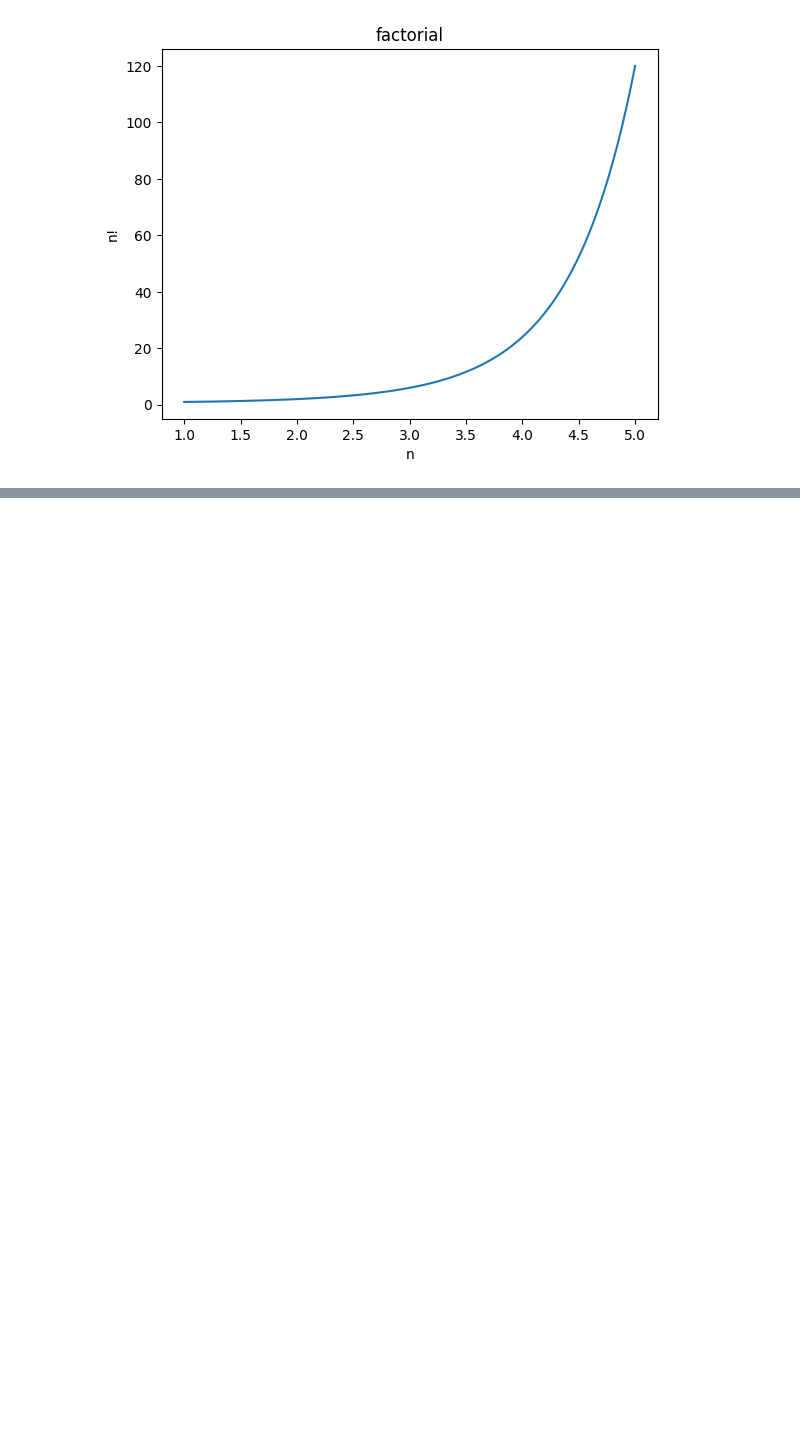
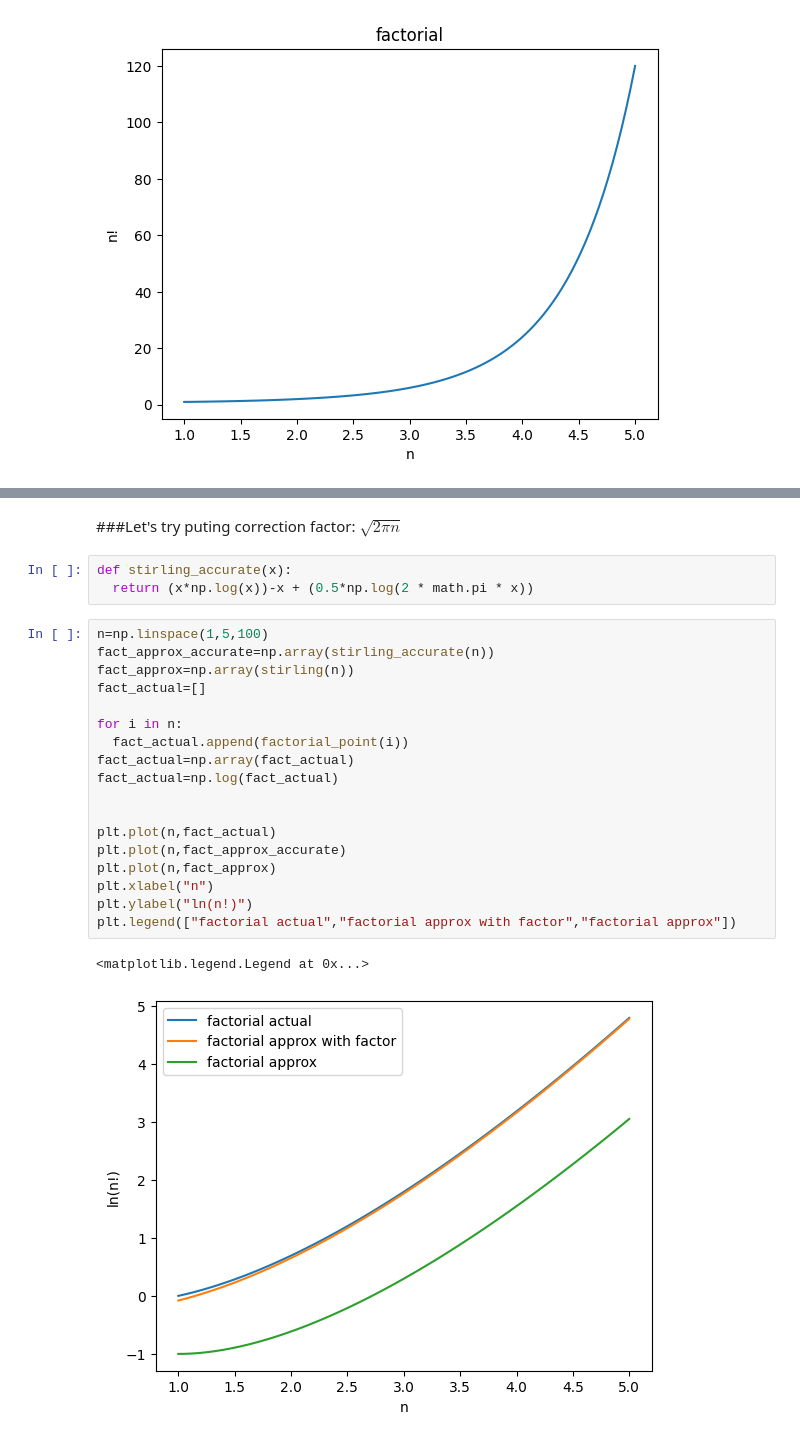
Before and after one commit to vedant3110/NumPy, a Jupyter notebook: intro.ipynb, the cells around one changed output, grey strips where cells are left out. Saved outputs shown, nothing was run; the diff lists cells and outputs as text; blank space fills up the shorter version.

```diff
--- a/intro.ipynb
+++ b/intro.ipynb
@@ -69,0 +110,28 @@ Text(0.5, 1.0, 'factorial')
+# %% [markdown]
+###Let's try puting correction factor: $
+\sqrt{2 \pi n}
+$
+# %%
+def stirling_accurate(x):
+  return (x*np.log(x))-x + (0.5*np.log(2 * math.pi * x))
+# %%
+n=np.linspace(1,5,100)
+fact_approx_accurate=np.array(stirling_accurate(n))
+fact_approx=np.array(stirling(n))
+fact_actual=[]
+
+for i in n:
+  fact_actual.append(factorial_point(i))
+fact_actual=np.array(fact_actual)
+fact_actual=np.log(fact_actual)
+
+
+plt.plot(n,fact_actual)
+plt.plot(n,fact_approx_accurate)
+plt.plot(n,fact_approx)
+plt.xlabel("n")
+plt.ylabel("ln(n!)")
+plt.legend(["factorial actual","factorial approx with factor","factorial approx"])
+# %% [output]
+<matplotlib.legend.Legend at 0x...>
+[figure, added]
```
Also changed, not shown: parts of 10 cells of this notebook.
